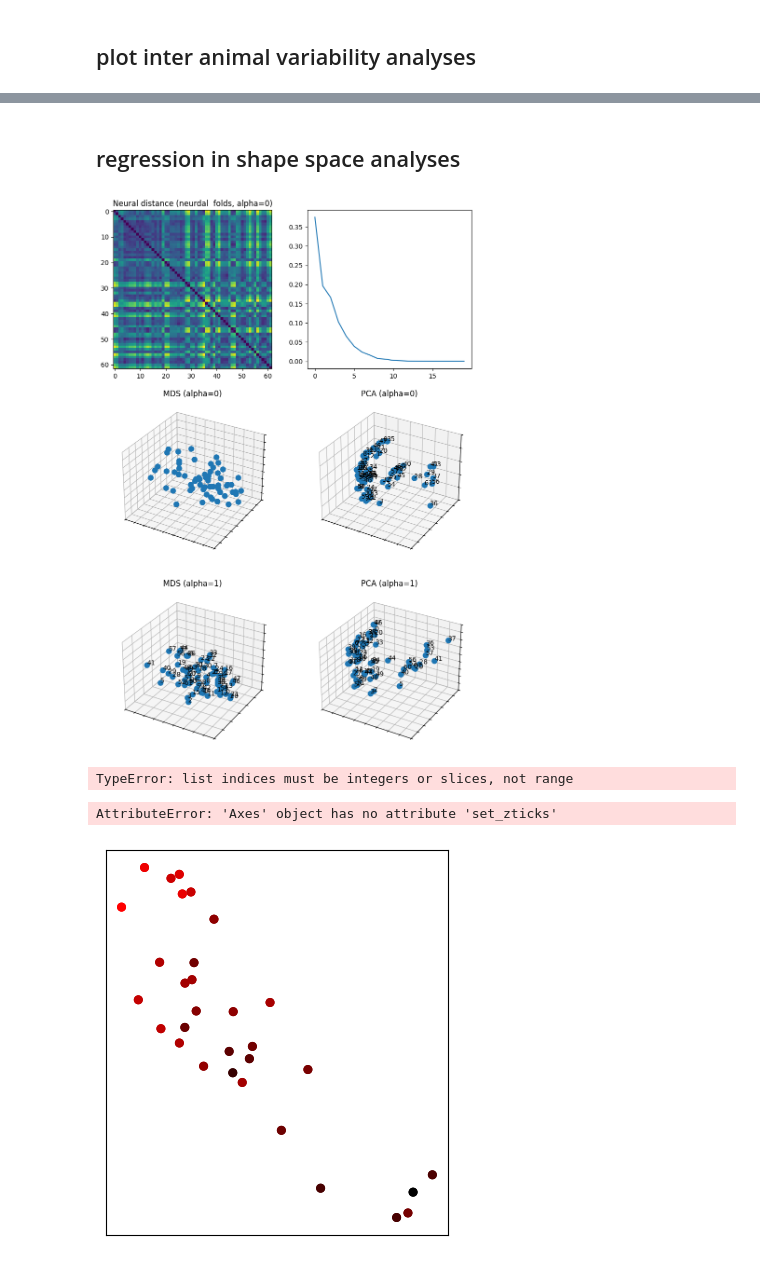
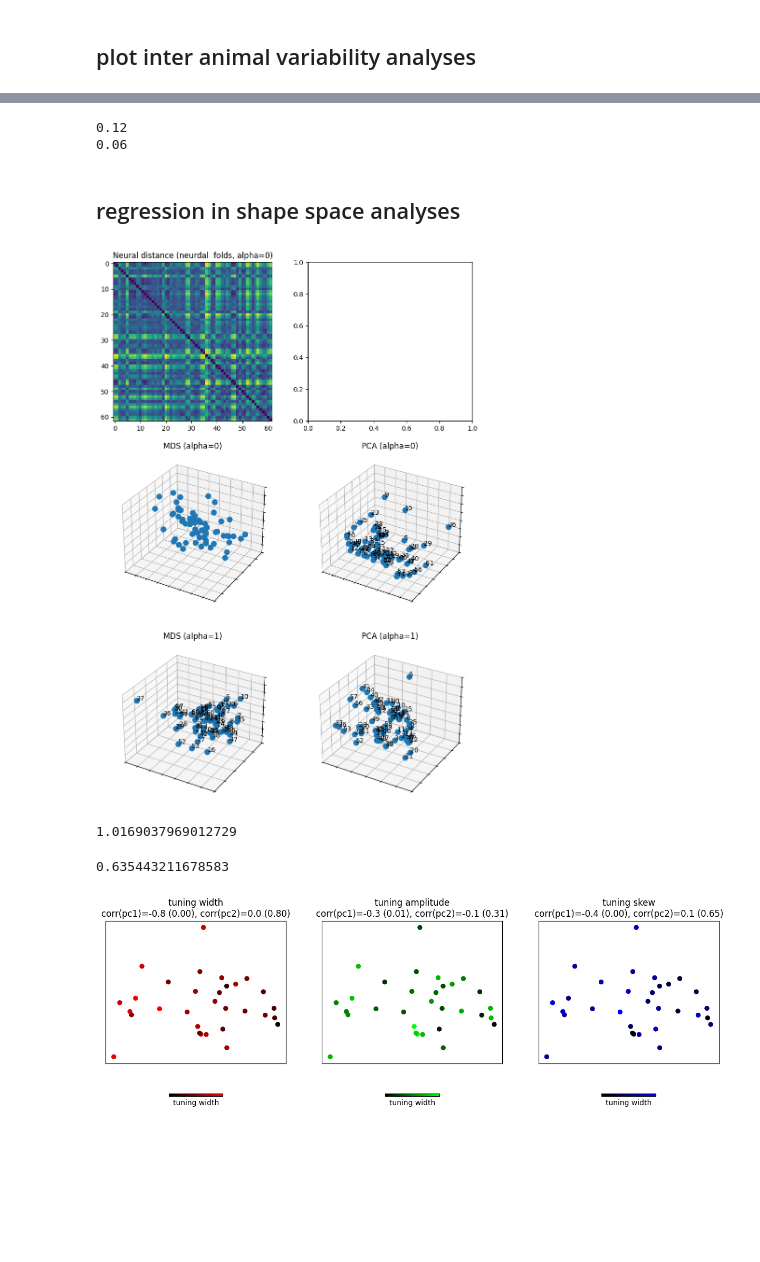
Before and after one commit to brunaafl/ShapeMetrics, a Jupyter notebook: duszkiewicz_analyses/notebooks/inter_animal_variability.ipynb, the cells around one changed output, grey strips where cells are left out. Drawn from its saved outputs; the diff is of its cells as text; code cells hidden in the pictures; blank space fills up the shorter version.

```diff
--- a/duszkiewicz_analyses/notebooks/inter_animal_variability.ipynb
+++ b/duszkiewicz_analyses/notebooks/inter_animal_variability.ipynb
@@ -38,7 +38,7 @@ sessions = sessions_1 + sessions_2 #+ sessions_3
 # %%
 
 HD_fold = []
-n_folds = 50
+n_folds = 100
 n_pcs = 20
 pca = PCA(n_components=n_pcs)
 
@@ -178,3 +178,9 @@ TtestResult(statistic=93.35227302621983, pvalue=7.410042622958729e-57, df=49)
+# %%
+print(np.mean((np.array(all_tests_1)[:,0]).mean()>=np.array(all_tests_0)[:,0]))
+print(np.mean((np.array(all_tests_1)[:,0])>np.array(all_tests_0)[:,0]).mean())
+# %% [output]
+0.12
+0.06
 # %% [markdown]
 ## regression in shape space analyses
 # %%
@@ -182,17 +188,19 @@ TtestResult(statistic=93.35227302621983, pvalue=7.410042622958729e-57, df=49)
 fig = plt.figure(figsize=(10,15))
 ax = fig.add_subplot(321)
 
-dist_mds_alpha_0 = MDS(n_components=3,dissimilarity="precomputed",normalized_stress=False).fit_transform(dist_neural_alpha_0)
-pca_dist_alpha_0 = PCA(n_components=10).fit_transform(dist_neural_alpha_0)
+dist_mds_alpha_0 = MDS(n_components=30,dissimilarity="precomputed",normalized_stress=False).fit_transform(dist_neural_alpha_0)
+pca_dist_alpha_0 = PCA(n_components=10).fit_transform(dist_mds_alpha_0)
 
-dist_mds_alpha_1 = MDS(n_components=3,dissimilarity="precomputed",normalized_stress=False).fit_transform(dist_neural_alpha_1)
-pca_dist_alpha_1 = PCA(n_components=10).fit_transform(dist_neural_alpha_1)
+dist_mds_alpha_1 = MDS(n_components=30,dissimilarity="precomputed",normalized_stress=False).fit_transform(dist_neural_alpha_1)
+pca_dist_alpha_1 = PCA(n_components=10).fit_transform(dist_mds_alpha_1)
+
+
 
 ax.title.set_text("Neural distance (neurdal  folds, alpha=0)")
 ax.imshow(dist_neural_alpha_0)
 
 ax = fig.add_subplot(322)
-ax.plot(pca.explained_variance_ratio_)
+#ax.plot(pca_fit.explained_variance_ratio_)
 
 ax = fig.add_subplot(323, projection='3d')
 ax.set_title("MDS (alpha=0)")
@@ -236,5 +244,24 @@ ax.set_yticks(ax.get_yticks(),[])
 ax.set_zticks(ax.get_zticks(),[])
 fig.tight_layout()
 # %% [output]
-[figure, old version]
+[figure, new version]
+# %%
+
+dist_mds_alpha_1 = MDS(n_components=30,dissimilarity="precomputed",normalized_stress=False).fit_transform(dist_neural_alpha_1)
+pca_fit = PCA(n_components=2).fit(dist_mds_alpha_1)
+
+pca_trans = pca_fit.transform(dist_mds_alpha_1)
+pca_dist_alpha_0 = pca_fit.inverse_transform(pca_trans)
+
+
+D = dist_mds_alpha_0.reshape(-1)
+H = pca_dist_alpha_0.reshape(-1)
+distortions = np.maximum( D / H, H / D)
+np.median(distortions) # <- report this
+# %% [output]
+1.0169037969012729
+# %%
+np.sum(pca_fit.explained_variance_ratio_[:2])
+# %% [output]
+0.635443211678583
 # %%
@@ -250,52 +275,47 @@ dist_mds_all_data_0 = MDS(n_components=3,dissimilarity="precomputed",normalized_
-# %%
-stat[range(0,S_tot,2)]
-# %% [output]
-TypeError: list indices must be integers or slices, not range
 # %%
 tuning_width = [np.mean(np.std(a,axis=0)) for a in all_data]
 tuning_amp =[np.mean(np.mean(a,axis=0)) for a in all_data]
-tuning_skew = [np.mean(sts.skew(a,axis=0)) for a in all_data]
+tuning_skew = [np.nanmean(sts.skew(a,axis=0)) for a in all_data]
 
 
 from matplotlib.colors import LinearSegmentedColormap
 names = ["tuning width","tuning amplitude","tuning skew"]
 fig = plt.figure(figsize=(15,5))
 for si,stat in enumerate([tuning_width,tuning_amp,tuning_skew]):
         stat = np.array(stat)
         color = [0, 0, 0]
         color[si] = 1
         colors = [(0, 0, 0), color] # first color is black, last is red
         cm = LinearSegmentedColormap.from_list(
                 "Custom", colors, N=len(stat))
 
         ax = fig.add_subplot(1,3,si+1)#, projection='3d')
 
-        #[plt.plot(dist_mds_all_data_0[i:i+2,0],dist_mds_all_data_0[i:i+2,1],dist_mds_all_data_0[i:i+2,2],'-',color='gray',alpha=0.3) for i in range(0,S_tot,2)]
+        #[plt.plot(pca_dist_alpha_1[i:i+2,0],pca_dist_alpha_1[i:i+2,1],pca_dist_alpha_1[i:i+2,2],'-',color='gray',alpha=0.3) for i in range(0,S_tot,2)]
         plt.plot(0,0,'-',color='gray',alpha=0.3,label="same animal (different fold)")
 
-        sc = ax.scatter(dist_mds_all_data_0[range(0,S_tot,2),0],dist_mds_all_data_0[range(0,S_tot,2),1],c=stat[range(0,S_tot,2)],cmap=cm,s=30,alpha=1)
+        sc = ax.scatter(pca_dist_alpha_1[range(0,S_tot,2),0],pca_dist_alpha_1[range(0,S_tot,2),1],c=stat[range(0,S_tot,2)],cmap=cm,s=30,alpha=1)
 
         #z= ax.get_zlim()[0]
-        #sc = ax.scatter(dist_mds_all_data_0[:,0],dist_mds_all_data_0[:,1],z,color='gray',alpha=0.5)
+        #sc = ax.scatter(pca_dist_alpha_1[:,0],pca_dist_alpha_1[:,1],z,color='gray',alpha=0.5)
 
-        sc = ax.scatter(dist_mds_all_data_0[range(0,S_tot,2),0],dist_mds_all_data_0[range(0,S_tot,2),1],c=stat[range(0,S_tot,2)],cmap=cm,s=30)
+        sc = ax.scatter(pca_dist_alpha_1[range(0,S_tot,2),0],pca_dist_alpha_1[range(0,S_tot,2),1],c=stat[range(0,S_tot,2)],cmap=cm,s=30)
 
         ax.set_xticks([])
         ax.set_yticks([])
-        ax.set_zticks([])
+        #ax.set_zticks([])
         #ax.axis('off')
         cbar=plt.colorbar(sc,orientation="horizontal",label="tuning width",shrink=0.3)
         cbar.set_ticks([])
         #plt.legend()
-        plt.title('%s\ncorr(pc1)=%.1f (%.2f), corr(pc2)=%.1f (%.2f)' % (names[si],sts.pearsonr(dist_mds_all_data_0[:,0],stat)[0],sts.pearsonr(dist_mds_all_data_0[:,0],stat)[1],sts.pearsonr(dist_mds_all_data_0[:,1],stat)[0],sts.pearsonr(dist_mds_all_data_0[:,1],stat)[1]))
+        plt.title('%s\ncorr(pc1)=%.1f (%.2f), corr(pc2)=%.1f (%.2f)' % (names[si],sts.pearsonr(pca_dist_alpha_1[:,0],stat)[0],sts.pearsonr(pca_dist_alpha_1[:,0],stat)[1],sts.pearsonr(pca_dist_alpha_1[:,1],stat)[0],sts.pearsonr(pca_dist_alpha_1[:,1],stat)[1]))
         plt.savefig("../results/MDS_distances_alpha0_%s.svg" % names[si],bbox_inches='tight')
 
-        ax.xaxis.pane.set_edgecolor('black')
-        ax.yaxis.pane.set_edgecolor('black')
-        ax.zaxis.pane.set_edgecolor('black')
+        # ax.xaxis.pane.set_edgecolor('black')
+        # ax.yaxis.pane.set_edgecolor('black')
+        # ax.zaxis.pane.set_edgecolor('black')
 # %% [output]
-AttributeError: 'Axes' object has no attribute 'set_zticks'
-[figure, old version]
+[figure, new version]
 # %%
 #import linear regression
 from sklearn.linear_model import LinearRegression
```
Also changed, not shown: parts of 5 cells of this notebook, 26 other files.
